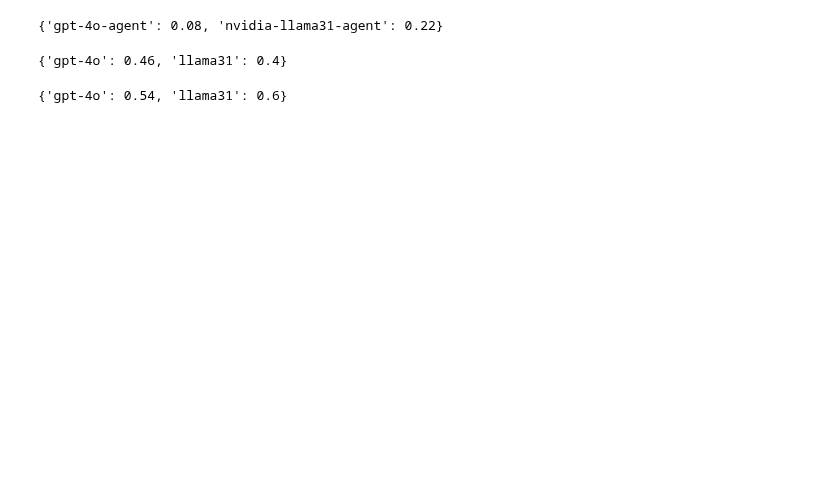
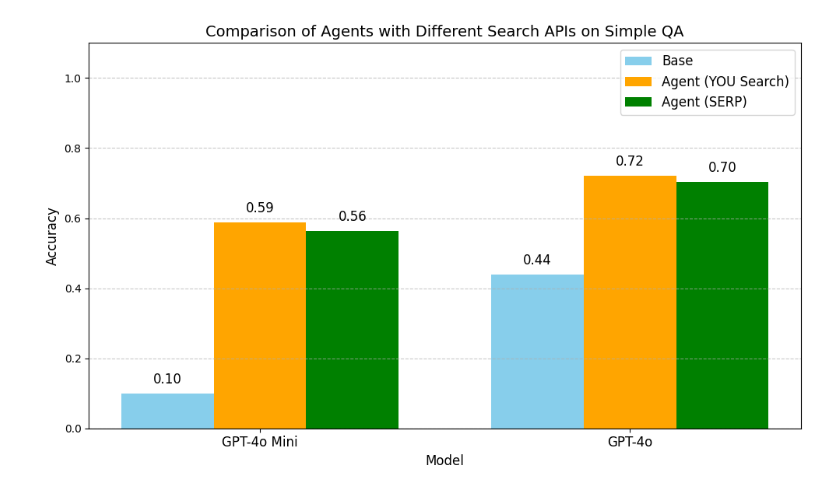
Before and after one commit to lm-sys/FastChat, a Jupyter notebook: evaluation/process_results.ipynb, the cells around one changed output. Saved outputs shown, nothing was run; the diff lists cells and outputs as text; code cells hidden in the pictures; blank space fills up the shorter version.

```diff
--- a/evaluation/process_results.ipynb
+++ b/evaluation/process_results.ipynb
@@ -40,8 +439,15 @@ simple_qa_results["gemini-v1.5-flash-agent"] = pd.read_json("eval_results/simple
+# %%
+simple_qa_results_serp = {}
+
+for model_name in ["gpt-4o", "gpt-4o-mini"]:
+    simple_qa_results_serp[model_name] = pd.read_json("eval_results/simple_qa_250_{}_results.jsonl".format(model_name), lines=True)
+    simple_qa_results_serp[model_name+"-you-agent"] = pd.read_json("eval_results/simple_qa_250_{}-agent_results.jsonl".format(model_name), lines=True)
+    simple_qa_results_serp[model_name+"-serp-agent"] = pd.read_json("eval_results/simple_qa_250_{}-agent_serp_results.jsonl".format(model_name), lines=True)
 # %%
-accuracy = {}
-for model_name in simple_qa_results.keys():
-    model_accuracy = float((simple_qa_results[model_name]["grade"] == "A").mean())
-    accuracy[model_name] = model_accuracy
+accuracy_serp = {}
 
-accuracy
+for model_name in simple_qa_results_serp.keys():
+    model_accuracy = float((simple_qa_results_serp[model_name]["grade"] == "A").mean())
+    accuracy_serp[model_name] = model_accuracy
+accuracy_serp
 # %% [output]
@@ -66,7 +459,0 @@ for model_name in ["gpt-4o", "nvidia-llama31"]:
-# %%
-web_search_invoked_arena = {}
-for model_name in arena_hard_samples.keys():
-    web_search_invoked_arena[model_name] = float((arena_hard_samples[model_name]["search_done"]).mean())
-web_search_invoked_arena
-# %% [output]
-{'gpt-4o-agent': 0.08, 'nvidia-llama31-agent': 0.22}
@@ -77,16 +460,40 @@ for model_name in ["gpt-4o", "llama31"]:
-# %%
-winrate = {}
-for model_name in arena_hard_results.keys():
-    model_winrate = float((arena_hard_results[model_name]["grade"] == "agent").mean())
-    winrate[model_name] = model_winrate
-winrate
-# %% [output]
-{'gpt-4o': 0.46, 'llama31': 0.4}
-# %%
-winrate = {}
-for model_name in arena_hard_results.keys():
-    model_winrate = float((arena_hard_results[model_name]["grade"] == "base").mean())
-    winrate[model_name] = model_winrate
-winrate
-# %% [output]
-{'gpt-4o': 0.54, 'llama31': 0.6}
+# %%
+display_names = {"gpt-4o-mini": "GPT-4o Mini", "gpt-4o": "GPT-4o"}
+
+models = ["gpt-4o-mini", "gpt-4o"]
+base_accuracies = [accuracy_serp[model] for model in models]
+you_agent_accuracies = [accuracy_serp[f"{model}-you-agent"] for model in models]
+serp_agent_accuracies = [accuracy_serp[f"{model}-serp-agent"] for model in models]
+
+plot_data = pd.DataFrame({
+    "Model": models,
+    "Base": base_accuracies,
+    "You Agent": you_agent_accuracies,
+    "Serp Agent": serp_agent_accuracies
+})
+plot_data["Model"] = plot_data["Model"].map(display_names)
+
+x = np.arange(len(models))
+width = 0.25
+plt.figure(figsize=(10, 6))
+base_bars = plt.bar(x - width, plot_data["Base"], width, label="Base", color="skyblue")
+you_agent_bars = plt.bar(x, plot_data["You Agent"], width, label="Agent (YOU Search)", color="orange")
+serp_agent_bars = plt.bar(x + width, plot_data["Serp Agent"], width, label="Agent (SERP)", color="green")
+
+for i in range(len(models)):
+    plt.text(x[i] - width, plot_data["Base"][i] + 0.02, f'{plot_data["Base"][i]:.2f}', ha='center', va='bottom', fontsize=12)
+    plt.text(x[i], plot_data["You Agent"][i] + 0.02, f'{plot_data["You Agent"][i]:.2f}', ha='center', va='bottom', fontsize=12)
+    plt.text(x[i] + width, plot_data["Serp Agent"][i] + 0.02, f'{plot_data["Serp Agent"][i]:.2f}', ha='center', va='bottom', fontsize=12)
+
+plt.title("Comparison of Agents with Different Search APIs on Simple QA", fontsize=14)
+plt.xlabel("Model", fontsize=12)
+plt.ylabel("Accuracy", fontsize=12)
+plt.xticks(x, plot_data["Model"], fontsize=12)
+plt.ylim(0, 1.1)
+plt.legend(fontsize=12)
+plt.grid(axis="y", linestyle="--", alpha=0.7)
+plt.tight_layout()
+
+plt.show()
+# %% [output]
+[figure, added]
```
Also changed, not shown: parts of 24 cells of this notebook, 5 other files.
